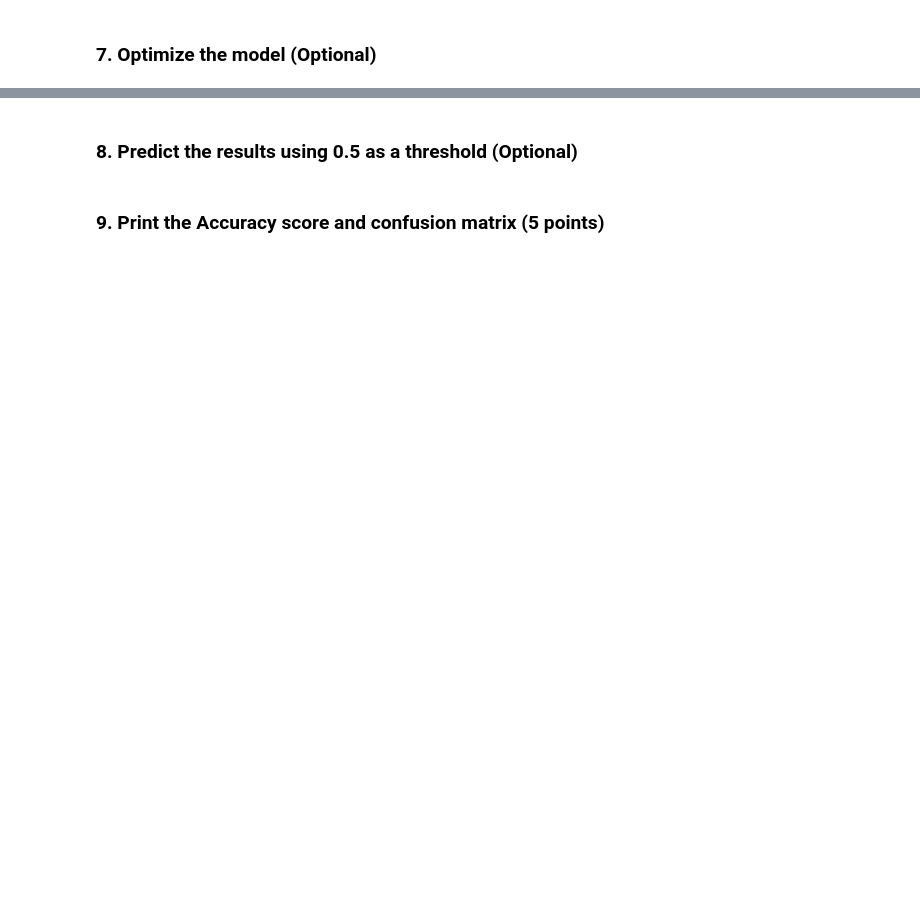
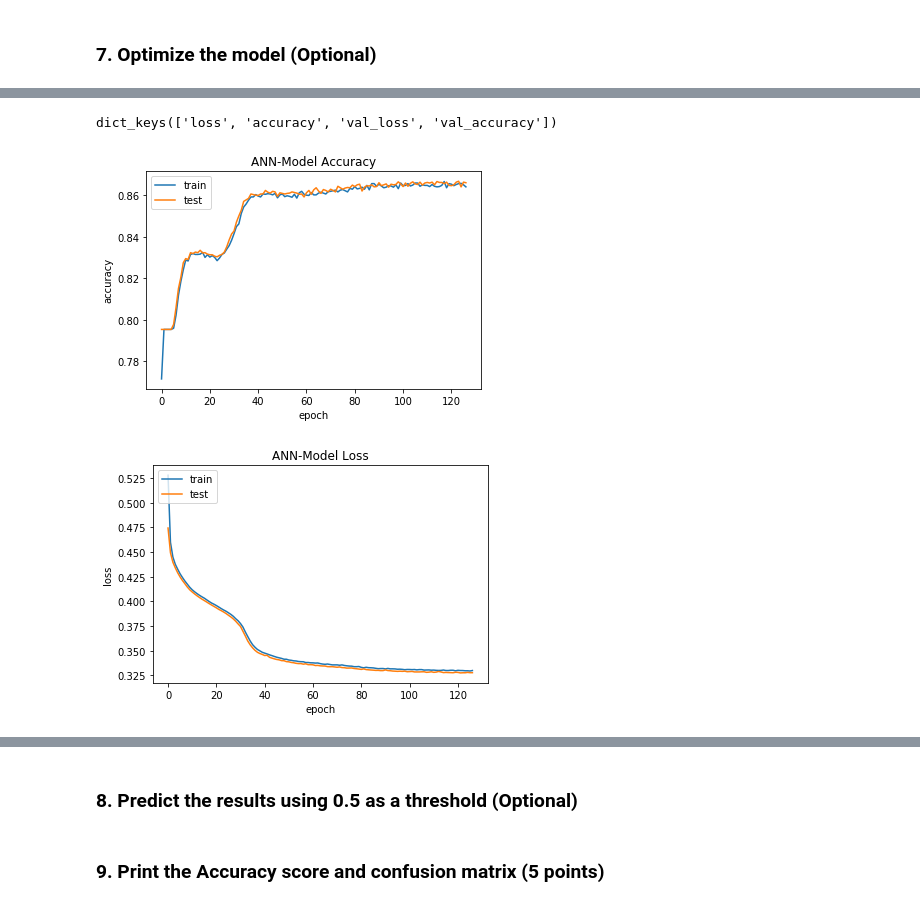
Before and after one commit to GreatLearningAIML1/bangalore-feb-batch-krishnakarthi, a Jupyter notebook: Projects/R6_NN-DL_Project1/NeuralNetwork&DL_R6_Project1.ipynb, the cells around one changed output, grey strips where cells are left out. Drawn from its saved outputs; the diff is of its cells as text; code cells hidden in the pictures; blank space fills up the shorter version.

```diff
--- a/Projects/R6_NN-DL_Project1/NeuralNetwork&DL_R6_Project1.ipynb
+++ b/Projects/R6_NN-DL_Project1/NeuralNetwork&DL_R6_Project1.ipynb
@@ -268,0 +271,20 @@ _________________________________________________________________
+# %%
+#Initialize Sequential model
+Opt_model = tf.keras.models.Sequential()
+#Add Dense Layer to create a hidden layer of 6 neurons with Relu activation
+Opt_model.add(tf.keras.layers.Dense(6,  activation='relu', input_shape=(11,)))
+#Add Dense Layer to create a hidden layer of 6 neurons with Relu activation
+Opt_model.add(tf.keras.layers.Dense(6,  activation='relu'))
+# Since model output is binnary classfifier we should use 1 output nuron and sigmoid activation in the output layer,
+#lets' add Dense Layer which provides 1 Outputs with sigmoid activation.
+Opt_model.add( tf.keras.layers.Dense(1,activation='sigmoid', name='output'))
+#Compile the model with binary_crossentropy loss and Adam optimizer
+Opt_model.compile(optimizer='adam', loss='binary_crossentropy', metrics=['accuracy'])
+# %%
+earlyStop = tf.keras.callbacks.EarlyStopping(monitor='val_loss', mode='min', verbose=1, patience=5)
+# %%
+history =Opt_model.fit(X_train, y_train,
+          validation_data=(X_train, y_train),
+          epochs=300,
+          batch_size=32,
+          callbacks=[earlyStop])
@@ -268,0 +309,23 @@ _________________________________________________________________
+# %%
+# list all data in history
+print(history.history.keys())
+# summarize history for accuracy
+plt.plot(history.history['accuracy'])
+plt.plot(history.history['val_accuracy'])
+plt.title('ANN-Model Accuracy')
+plt.ylabel('accuracy')
+plt.xlabel('epoch')
+plt.legend(['train', 'test'], loc='upper left')
+plt.show()
+# summarize history for loss
+plt.plot(history.history['loss'])
+plt.plot(history.history['val_loss'])
+plt.title('ANN-Model Loss')
+plt.ylabel('loss')
+plt.xlabel('epoch')
+plt.legend(['train', 'test'], loc='upper left')
+plt.show()
+# %% [output]
+dict_keys(['loss', 'accuracy', 'val_loss', 'val_accuracy'])
+[figure, added]
+[figure, added]
```
Also changed, not shown: parts of 12 cells of this notebook.
